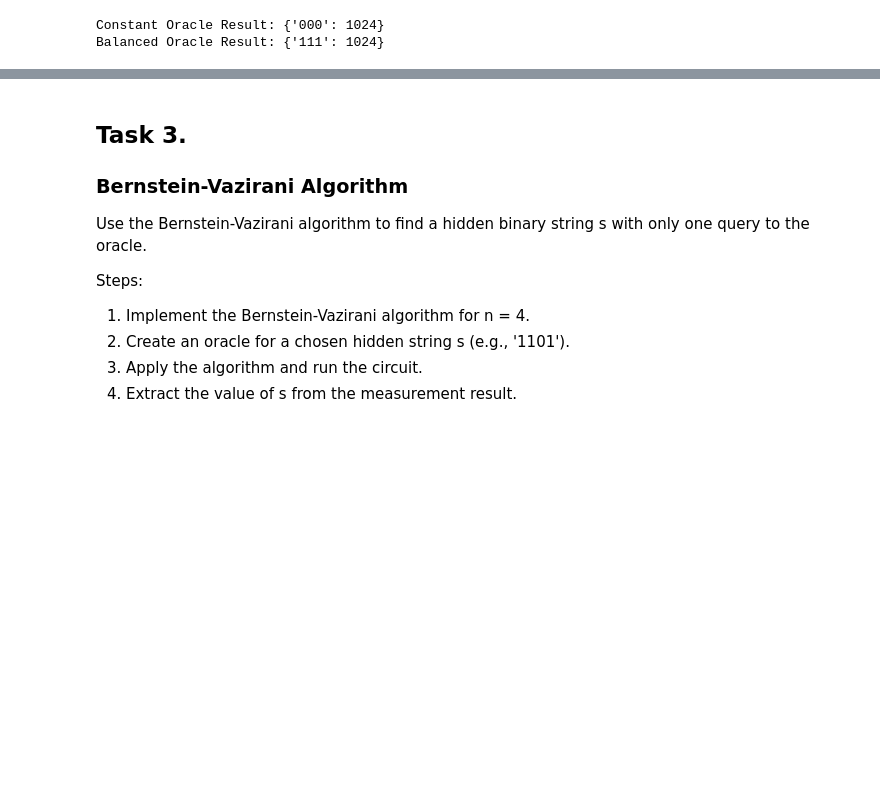
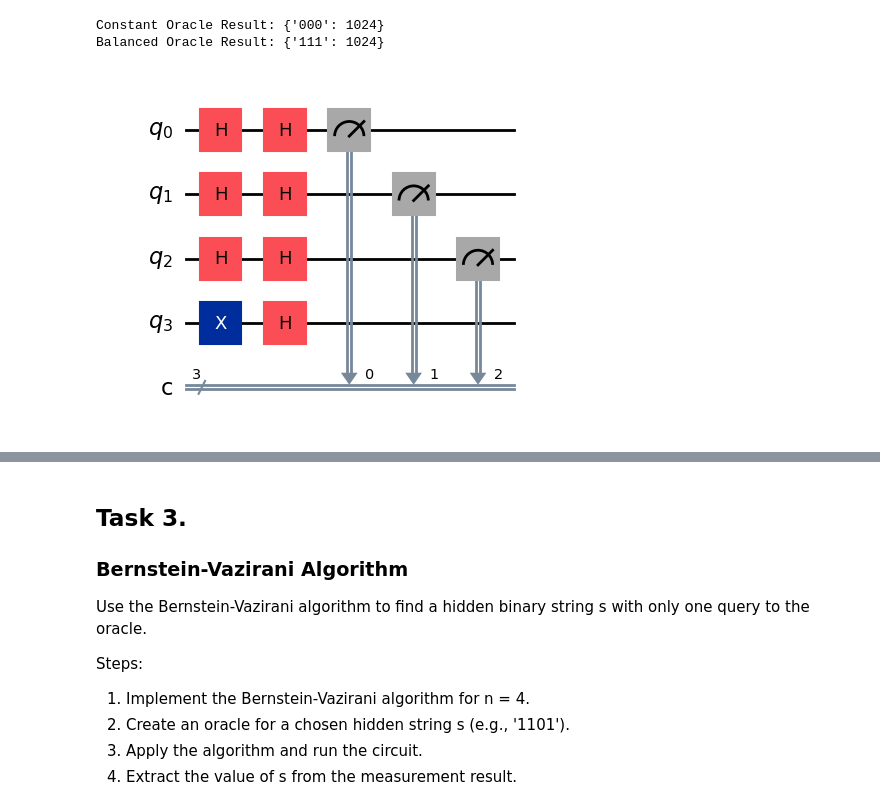
Before and after one commit to MisterRus01/AbstractFactoryDZ, a Jupyter notebook: lab2_basicquantumcomputingalgorithms.ipynb, the cells around one changed output, grey strips where cells are left out. Saved outputs shown, nothing was run; the diff lists cells and outputs as text; code cells hidden in the pictures; blank space fills up the shorter version.

```diff
--- a/lab2_basicquantumcomputingalgorithms.ipynb
+++ b/lab2_basicquantumcomputingalgorithms.ipynb
@@ -1791,3 +1787,7 @@ print("Balanced Oracle Result:", counts)
 # %% [output]
 Constant Oracle Result: {'000': 1024}
 Balanced Oracle Result: {'111': 1024}
+# %%
+constant_qc.draw(output = 'mpl')
+# %% [output]
+[figure, added]
```
Also changed, not shown: parts of 10 cells of this notebook.
